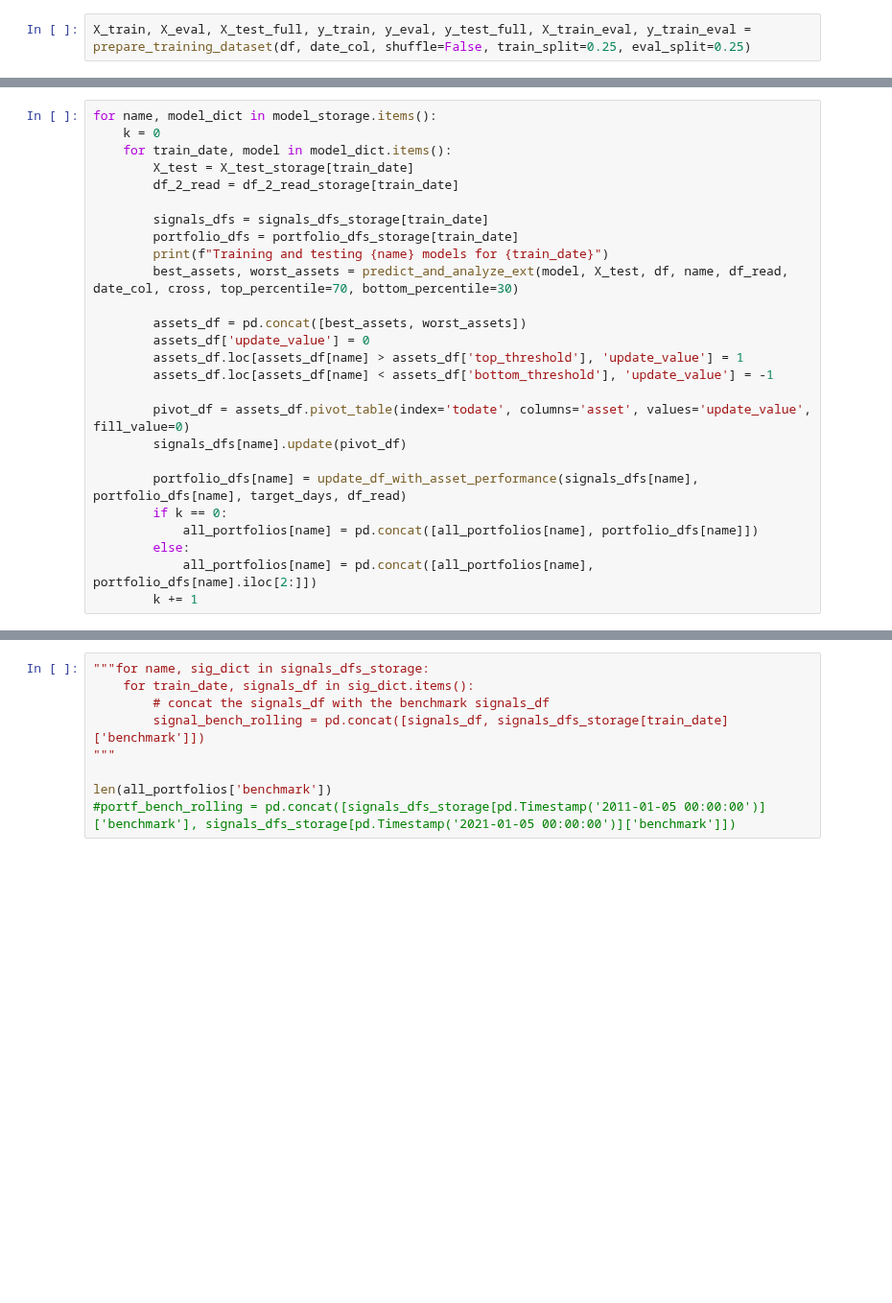
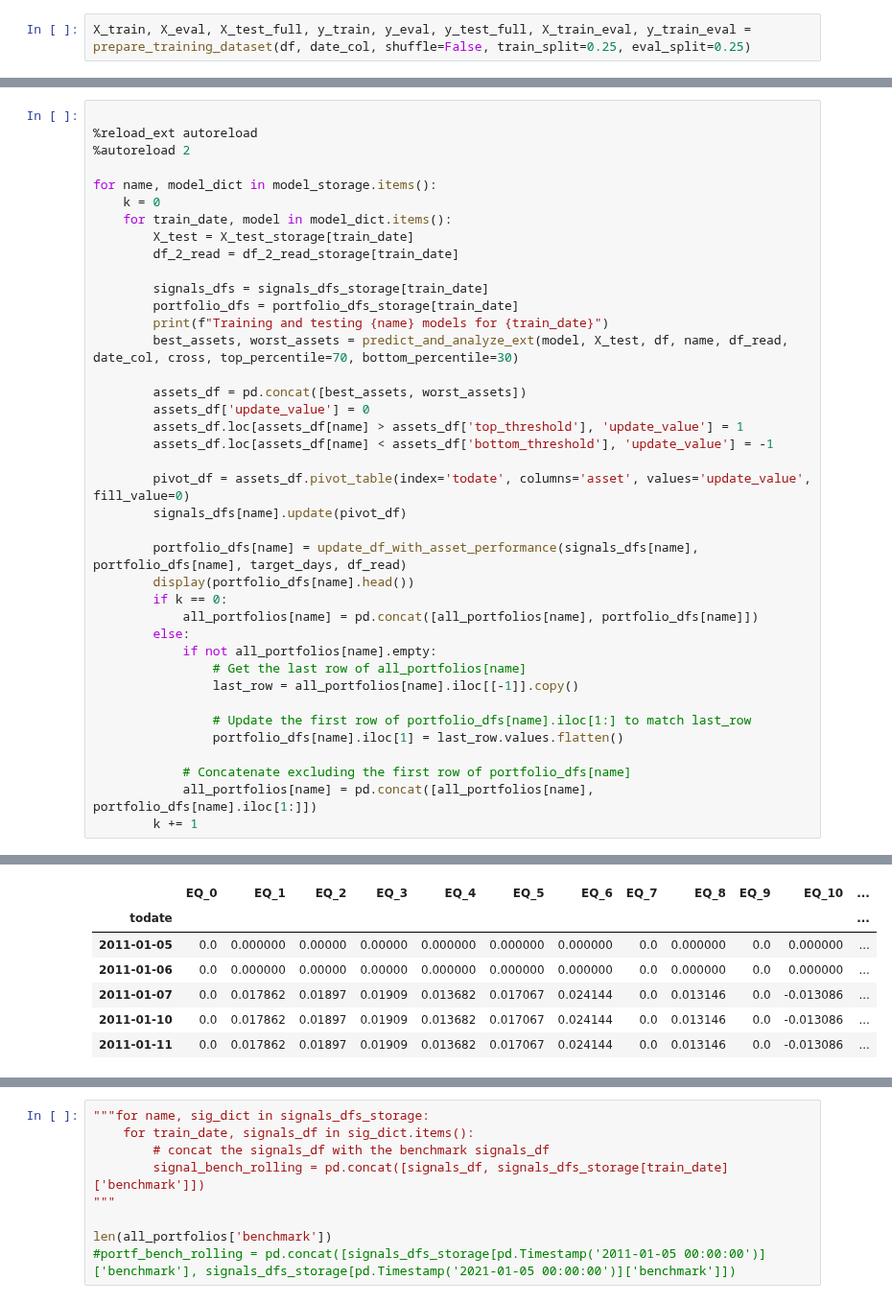
Before and after one commit to OscarAzrak/Master-thesis, a Jupyter notebook: Files/Codes_ts_rolling.ipynb, the cells around one changed output, grey strips where cells are left out. Shown at 96% size. Drawn from its saved outputs; the diff is of its cells as text; blank space fills up the shorter version.

```diff
--- a/Files/Codes_ts_rolling.ipynb
+++ b/Files/Codes_ts_rolling.ipynb
@@ -215,4 +200,8 @@ Reached the end of available data.
 # %%
+
+%reload_ext autoreload
+%autoreload 2
+
 for name, model_dict in model_storage.items():
     k = 0
     for train_date, model in model_dict.items():
@@ -233,10 +222,19 @@ for name, model_dict in model_storage.items():
         signals_dfs[name].update(pivot_df)
 
         portfolio_dfs[name] = update_df_with_asset_performance(signals_dfs[name], portfolio_dfs[name], target_days, df_read)
+        display(portfolio_dfs[name].head())
         if k == 0:
             all_portfolios[name] = pd.concat([all_portfolios[name], portfolio_dfs[name]])
         else:
-            all_portfolios[name] = pd.concat([all_portfolios[name], portfolio_dfs[name].iloc[2:]])
+            if not all_portfolios[name].empty:
+                # Get the last row of all_portfolios[name]
+                last_row = all_portfolios[name].iloc[[-1]].copy()
+
+                # Update the first row of portfolio_dfs[name].iloc[1:] to match last_row
+                portfolio_dfs[name].iloc[1] = last_row.values.flatten()
+
+            # Concatenate excluding the first row of portfolio_dfs[name]
+            all_portfolios[name] = pd.concat([all_portfolios[name], portfolio_dfs[name].iloc[1:]])
         k += 1
 # %% [output]
 Training and testing benchmark models for 2011-01-05 00:00:00
@@ -243,0 +241,7 @@ Training and testing benchmark models for 2021-01-05 00:00:00
+|  | EQ_0 | EQ_1 | EQ_2 | EQ_3 | EQ_4 | EQ_5 | EQ_6 | EQ_7 | EQ_8 | EQ_9 | EQ_10 | ... |
+| todate |  |  |  |  |  |  |  |  |  |  |  | ... |
+| 2011-01-05 | 0.0 | 0.000000 | 0.00000 | 0.00000 | 0.000000 | 0.000000 | 0.000000 | 0.0 | 0.000000 | 0.0 | 0.000000 | ... |
+| 2011-01-06 | 0.0 | 0.000000 | 0.00000 | 0.00000 | 0.000000 | 0.000000 | 0.000000 | 0.0 | 0.000000 | 0.0 | 0.000000 | ... |
+| 2011-01-07 | 0.0 | 0.017862 | 0.01897 | 0.01909 | 0.013682 | 0.017067 | 0.024144 | 0.0 | 0.013146 | 0.0 | -0.013086 | ... |
+| 2011-01-10 | 0.0 | 0.017862 | 0.01897 | 0.01909 | 0.013682 | 0.017067 | 0.024144 | 0.0 | 0.013146 | 0.0 | -0.013086 | ... |
+| 2011-01-11 | 0.0 | 0.017862 | 0.01897 | 0.01909 | 0.013682 | 0.017067 | 0.024144 | 0.0 | 0.013146 | 0.0 | -0.013086 | ... |
```
Also changed, not shown: parts of 8 cells of this notebook, 3 other files.
